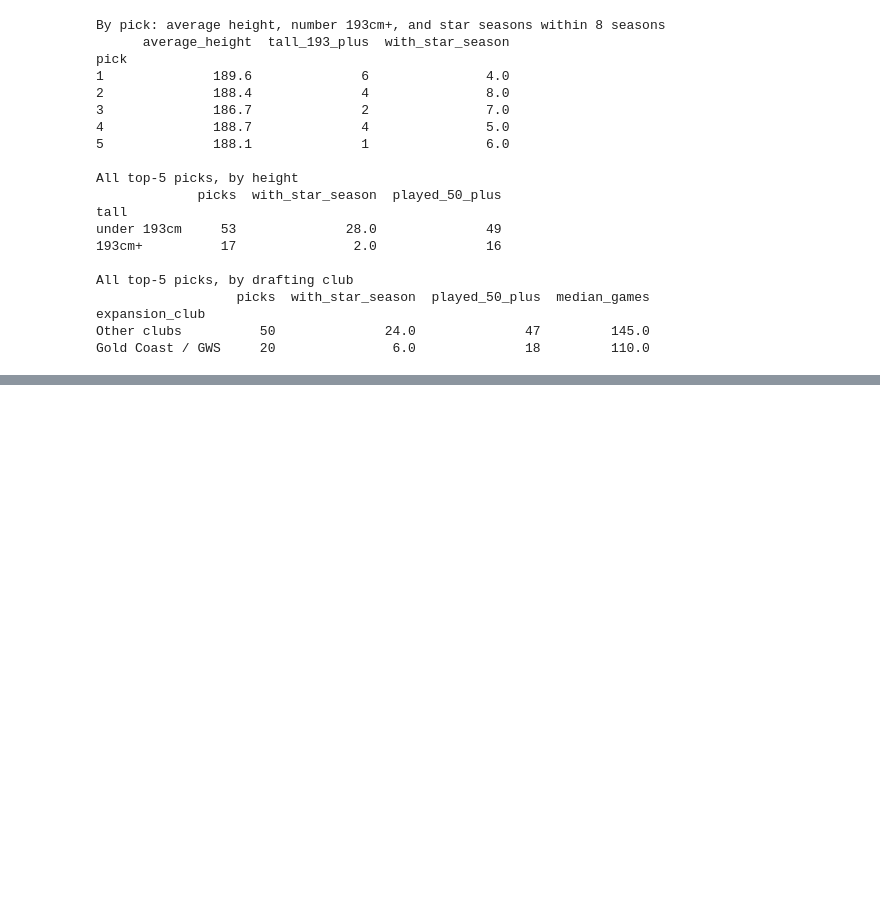
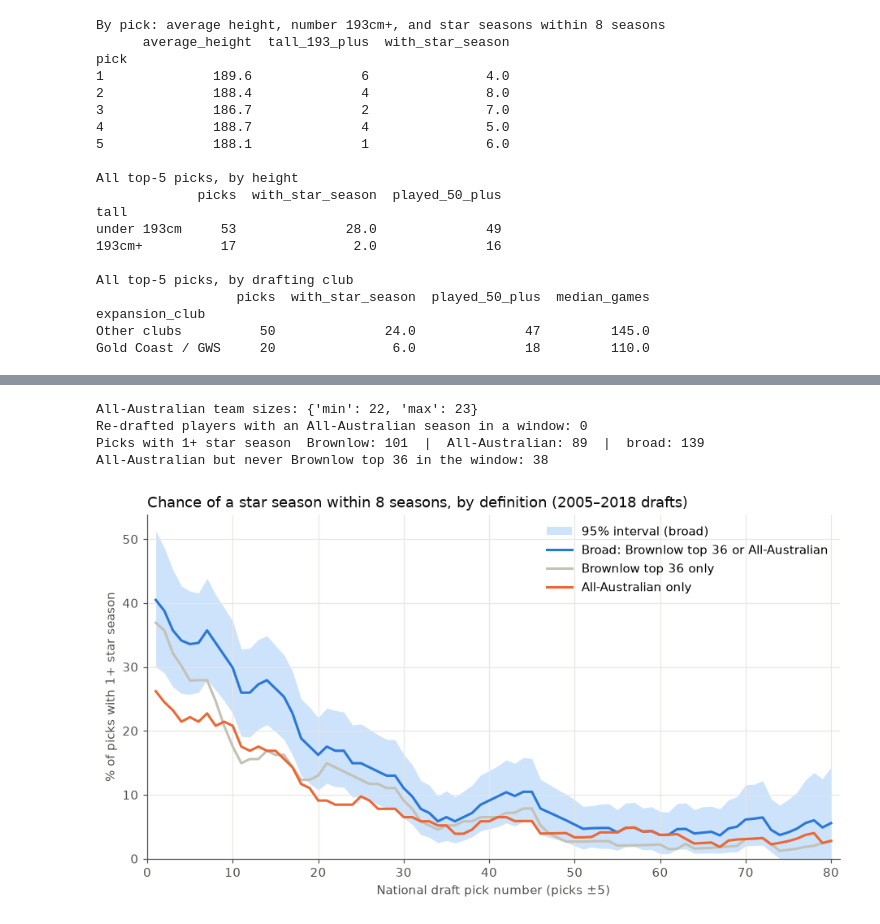
Before and after one commit to pete1729/afl-analytics, a Jupyter notebook: notebooks/06_where_stars_come_from.ipynb, the cells around one changed output, grey strips where cells are left out. Drawn from its saved outputs; the diff is of its cells as text; code cells hidden in the pictures; blank space fills up the shorter version.

```diff
--- a/notebooks/06_where_stars_come_from.ipynb
+++ b/notebooks/06_where_stars_come_from.ipynb
@@ -583,0 +592,51 @@ Gold Coast / GWS     20               6.0              18         110.0
+# %%
+aa_all = pd.concat([all_australian(year) for year in range(2006, 2027)])
+print("All-Australian team sizes:", aa_all.groupby("year").size().agg(["min", "max"]).to_dict())
+
+# Seasons in each pick's window when he was All-Australian (joined on DraftGuru URL)
+aa_hits = (picks[["draftguru_url", "draft_year"]].reset_index()
+           .merge(aa_all[["draftguru_url", "year"]], on="draftguru_url"))
+aa_hits = aa_hits[(aa_hits["year"] > aa_hits["draft_year"]) & (aa_hits["year"] <= aa_hits["draft_year"] + 8)]
+aa_hits = aa_hits.rename(columns={"year": "season"})[["index", "season"]]
+
+# Broad star seasons: the union of Brownlow top-36 seasons and All-Australian seasons
+brownlow_hits = in_window[["index", "season"]]
+broad_hits = pd.concat([brownlow_hits, aa_hits]).drop_duplicates()
+
+picks["aa_seasons"] = aa_hits.groupby("index").size().reindex(picks.index, fill_value=0)
+picks["broad_seasons"] = broad_hits.groupby("index").size().reindex(picks.index, fill_value=0)
+picks["aa_star"] = (picks["aa_seasons"] >= 1).astype(float)
+picks["broad_star"] = (picks["broad_seasons"] >= 1).astype(float)
+picks["broad_star_2plus"] = (picks["broad_seasons"] >= 2).astype(float)
+
+redrafted = picks[picks["draftguru_url"].duplicated(keep=False) & (picks["aa_seasons"] > 0)]
+print(f"Re-drafted players with an All-Australian season in a window: {redrafted['draftguru_url'].nunique()}")
+print(f"Picks with 1+ star season  Brownlow: {int(picks['star'].sum())}  |  All-Australian: "
+      f"{int(picks['aa_star'].sum())}  |  broad: {int(picks['broad_star'].sum())}")
+print(f"All-Australian but never Brownlow top 36 in the window: "
+      f"{int(((picks['aa_star'] == 1) & (picks['star'] == 0)).sum())}")
+# %% [output]
+All-Australian team sizes: {'min': 22, 'max': 23}
+Re-drafted players with an All-Australian season in a window: 0
+Picks with 1+ star season  Brownlow: 101  |  All-Australian: 89  |  broad: 139
+All-Australian but never Brownlow top 36 in the window: 38
+# %%
+broad_curve = curve_with_band("broad_star")
+aa_curve = curve(picks["pick"].to_numpy(), picks["aa_star"].to_numpy())
+
+fig, ax = plt.subplots(figsize=(10, 5))
+ax.fill_between(PICKS, broad_curve[1] * 100, broad_curve[2] * 100, color=BLUE_BAND, linewidth=0,
+                label="95% interval (broad)")
+ax.plot(PICKS, broad_curve[0] * 100, color=BLUE, linewidth=2, label="Broad: Brownlow top 36 or All-Australian")
+ax.plot(PICKS, star_curve[0] * 100, color=GREY, linewidth=2, label="Brownlow top 36 only")
+ax.plot(PICKS, aa_curve * 100, color=ORANGE, linewidth=2, label="All-Australian only")
+ax.set_xlim(0, 81)
+ax.set_ylim(bottom=0)
+ax.set_xlabel("National draft pick number (picks ±5)")
+ax.set_ylabel("% of picks with 1+ star season")
+ax.set_title("Chance of a star season within 8 seasons, by definition (2005–2018 drafts)",
+             loc="left", color=TITLE)
+ax.legend(frameon=False, loc="upper right")
+plt.show()
+# %% [output]
+[figure, added]
```
Also changed, not shown: parts of 9 cells of this notebook, 1 other file.
